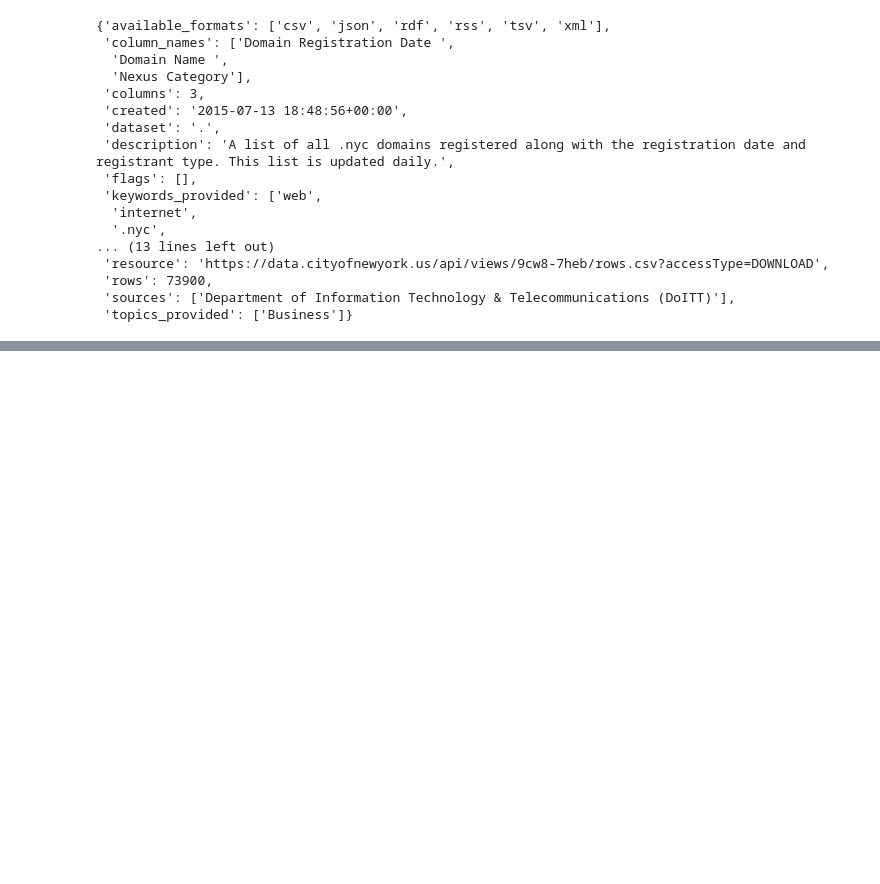
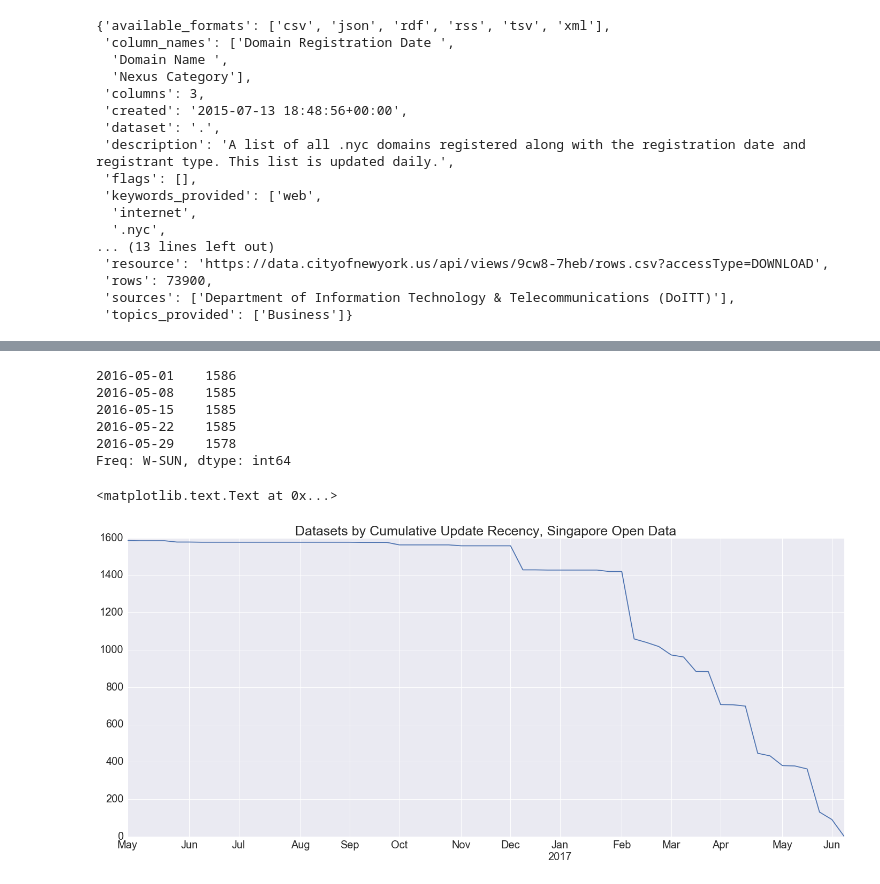
Before and after one commit to ResidentMario/open-data, a Jupyter notebook: notebooks/08 Sizing Up Assets on the NYC Open Data Portal.ipynb, the cells around one changed output, grey strips where cells are left out. Drawn from its saved outputs; the diff is of its cells as text; code cells hidden in the pictures; blank space fills up the shorter version.

Commit message:
Run Singapore through (again).

```diff
--- a/notebooks/08 Sizing Up Assets on the NYC Open Data Portal.ipynb
+++ b/notebooks/08 Sizing Up Assets on the NYC Open Data Portal.ipynb
@@ -28,3 +94,6 @@ tables[0]
  'rows': 73900,
  'sources': ['Department of Information Technology & Telecommunications (DoITT)'],
  'topics_provided': ['Business']}
+# %%
+with open("../data/singapore/glossaries/resources-new.json") as f:
+    sing = json.load(f)
@@ -30,0 +124,2 @@ tables[0]
+# %%
+updated_dates = [d['last_updated'] for d in sing]
@@ -30,0 +164,19 @@ tables[0]
+# %%
+freshness = pd.to_datetime(updated_dates)
+# %%
+backwards_facing_cumsum = (len(freshness) - pd.Series(range(len(freshness)), index=freshness.values).resample('W').count().cumsum())
+# %%
+backwards_facing_cumsum[:5]
+# %% [output]
+2016-05-01    1586
+2016-05-08    1585
+2016-05-15    1585
+2016-05-22    1585
+2016-05-29    1578
+Freq: W-SUN, dtype: int64
+# %%
+pd.Series(backwards_facing_cumsum).plot(figsize=(24, 10), fontsize=20)
+plt.title('Datasets by Cumulative Update Recency, Singapore Open Data', fontsize=25)
+# %% [output]
+<matplotlib.text.Text at 0x...>
+[figure, added]
```
Also changed, not shown: parts of 14 cells of this notebook, 4 other files.
